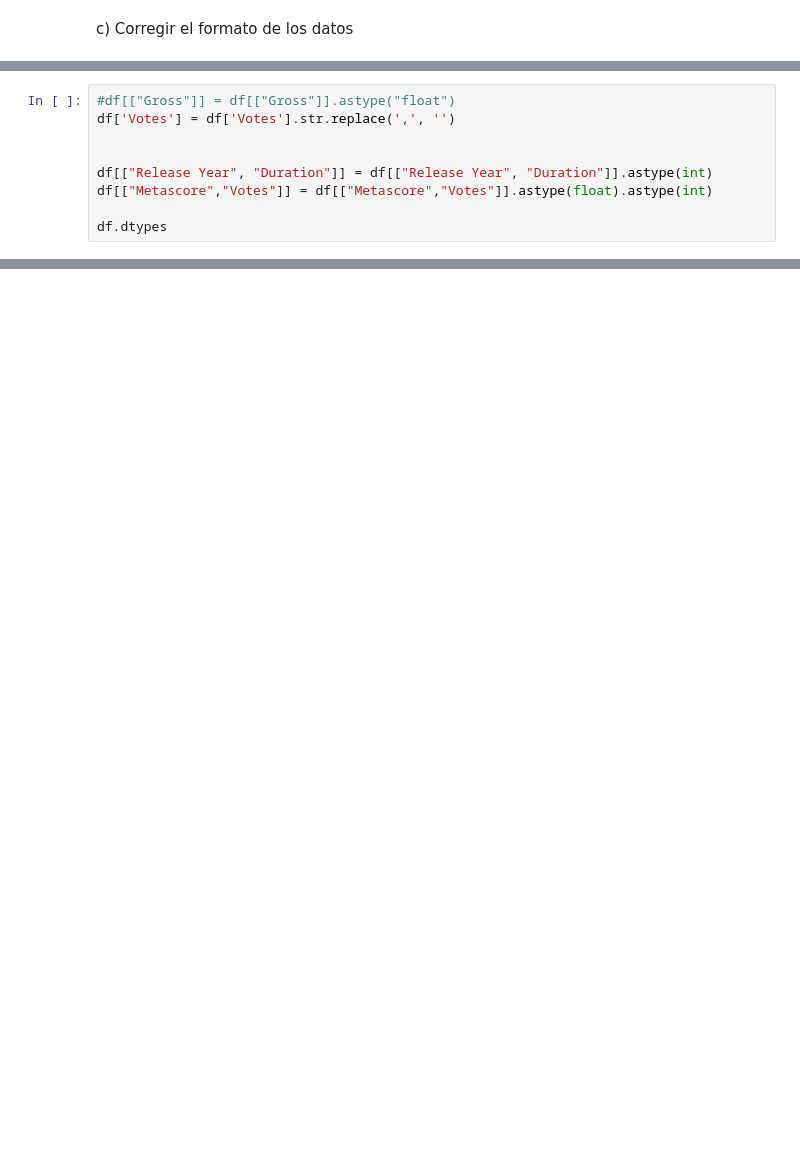
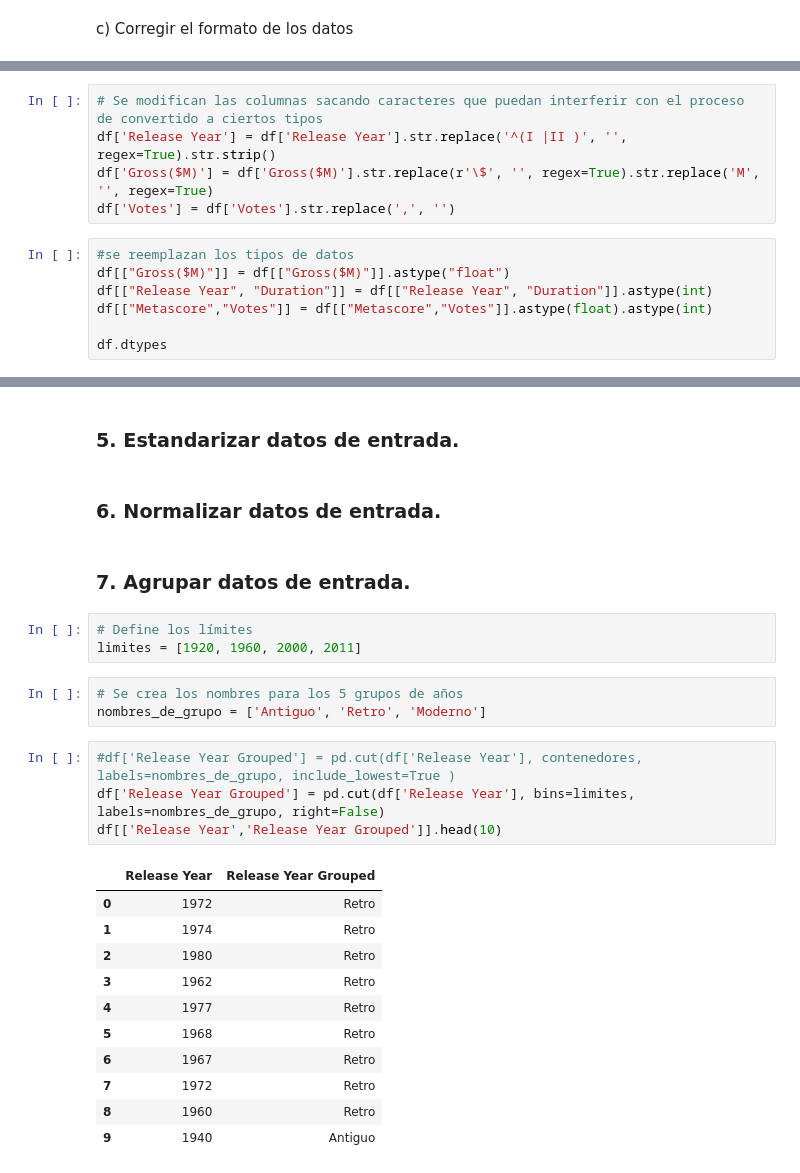
Before and after one commit to DiegoAraneda98/TCPD-Tarea-2, a Jupyter notebook: tarea2.ipynb, the cells around one changed output, grey strips where cells are left out. Saved outputs shown, nothing was run; the diff lists cells and outputs as text; blank space fills up the shorter version.

```diff
--- a/tarea2.ipynb
+++ b/tarea2.ipynb
@@ -225,8 +226,11 @@ df['Release Year'] = df['Release Year'].str.replace('^(I | II )', '', regex=True
+# %%
+# Se modifican las columnas sacando caracteres que puedan interferir con el proceso de convertido a ciertos tipos
+df['Release Year'] = df['Release Year'].str.replace('^(I |II )', '', regex=True).str.strip()
+df['Gross($M)'] = df['Gross($M)'].str.replace(r'\$', '', regex=True).str.replace('M', '', regex=True)
+df['Votes'] = df['Votes'].str.replace(',', '')
 # %%
-#df[["Gross"]] = df[["Gross"]].astype("float")
-df['Votes'] = df['Votes'].str.replace(',', '')
-
-
+#se reemplazan los tipos de datos
+df[["Gross($M)"]] = df[["Gross($M)"]].astype("float")
 df[["Release Year", "Duration"]] = df[["Release Year", "Duration"]].astype(int)
 df[["Metascore","Votes"]] = df[["Metascore","Votes"]].astype(float).astype(int)
 
@@ -235,0 +250,28 @@ ValueError: invalid literal for int() with base 10: 'II 2009'
+# %% [markdown]
+### 5. Estandarizar datos de entrada.
+# %% [markdown]
+### 6. Normalizar datos de entrada.
+# %% [markdown]
+### 7. Agrupar datos de entrada.
+# %%
+# Define los límites
+limites = [1920, 1960, 2000, 2011]
+# %%
+# Se crea los nombres para los 5 grupos de años
+nombres_de_grupo = ['Antiguo', 'Retro', 'Moderno']
+# %%
+#df['Release Year Grouped'] = pd.cut(df['Release Year'], contenedores, labels=nombres_de_grupo, include_lowest=True )
+df['Release Year Grouped'] = pd.cut(df['Release Year'], bins=limites, labels=nombres_de_grupo, right=False)
+df[['Release Year','Release Year Grouped']].head(10)
+# %% [output]
+|  | Release Year | Release Year Grouped |
+| 0 | 1972 | Retro |
+| 1 | 1974 | Retro |
+| 2 | 1980 | Retro |
+| 3 | 1962 | Retro |
+| 4 | 1977 | Retro |
+| 5 | 1968 | Retro |
+| 6 | 1967 | Retro |
+| 7 | 1972 | Retro |
+| 8 | 1960 | Retro |
+| 9 | 1940 | Antiguo |
```
Also changed, not shown: parts of 9 cells of this notebook.
